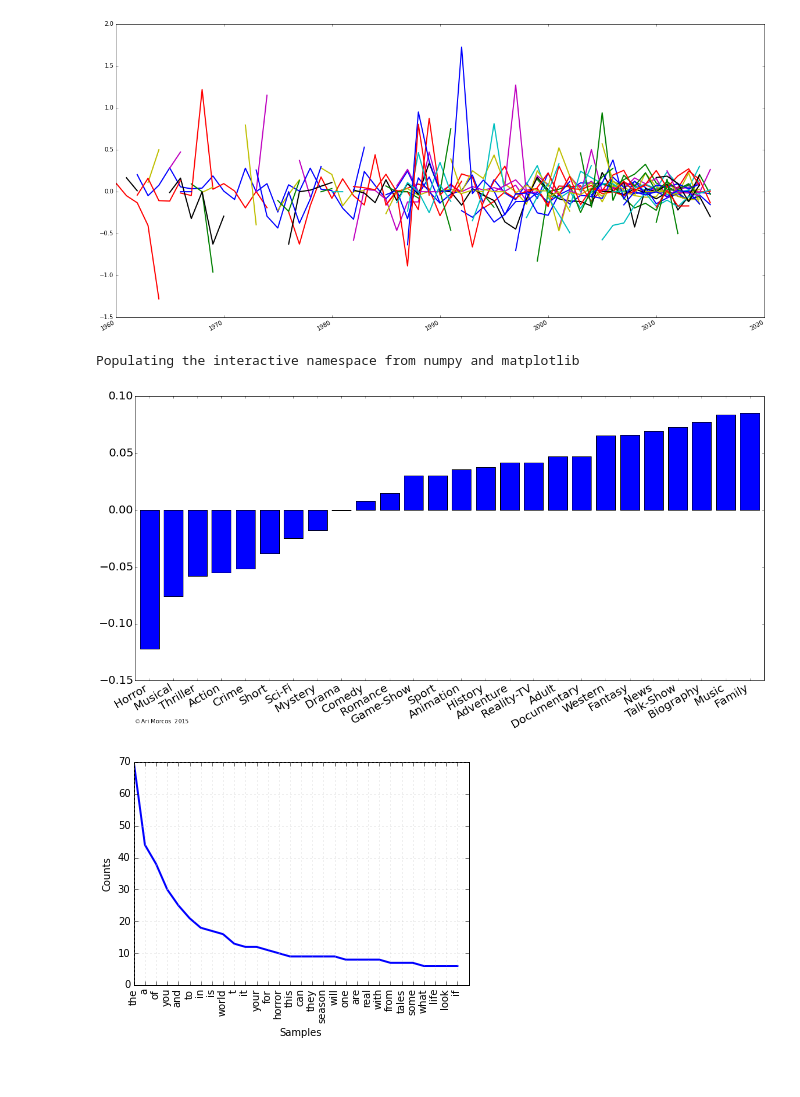
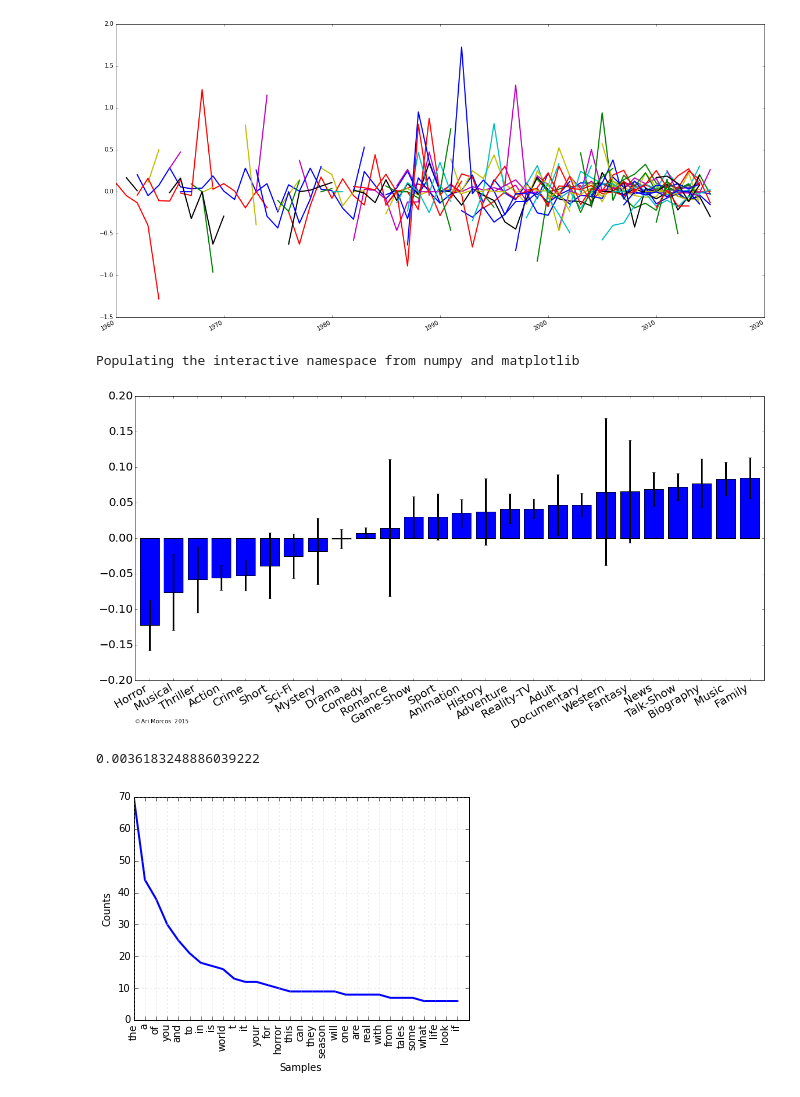
Before and after one commit to arimorcos/blog_analyses, a Jupyter notebook: imdb/Tagline sentiment over time.ipynb, the cells around one changed output. Saved outputs shown, nothing was run; the diff lists cells and outputs as text; code cells hidden in the pictures.

```diff
--- a/imdb/Tagline sentiment over time.ipynb
+++ b/imdb/Tagline sentiment over time.ipynb
@@ -240,23 +249,32 @@ fig.autofmt_xdate()
 [figure]
 # %%
 meanGenreScores = {}
+semGenreScores = {}
 for genre in uniqueGenres:
-    meanGenreScores[genre] = df[df.genre == genre].score.mean()
+    subset = df[df.genre == genre]
+    meanGenreScores[genre] = subset.score.mean()
+    semGenreScores[genre] = subset.score.std()/sqrt(subset.shape[0])
 # %%
 %pylab inline
 fig = plt.figure(figsize=(20,10))
-plt.bar(range(len(meanGenreScores)), sorted(meanGenreScores.values()), align='center');
+plt.bar(range(len(meanGenreScores)), sorted(meanGenreScores.values()),
+        yerr=[x for (y,x) in sorted(zip(meanGenreScores.values(),semGenreScores.values()))],
+        align='center', ecolor='k', error_kw={'lw': 3});
 plt.xticks(range(len(meanGenreScores)));
 ax = plt.gca()
 ax.set_xticklabels(sorted(meanGenreScores.keys(), key=meanGenreScores.get));
 ax.set_xlim(left=-0.6, right=len(meanGenreScores)-0.4)
 fig.autofmt_xdate()
 for item in ax.get_xticklabels() + ax.get_yticklabels():
     item.set_fontsize(20)
 addCopyright(ax, yOffset=-0.1)
 # %% [output]
 Populating the interactive namespace from numpy and matplotlib
-[figure, old version]
+[figure, new version]
+# %%
+[x for (y,x) in sorted(zip(meanGenreScores.values(),semGenreScores.values()))]
+# %% [output]
+0.0036183248886039222
 # %%
 """ Get word distributions """
 from nltk.probability import FreqDist
```
Also changed, not shown: parts of 4 cells of this notebook.
